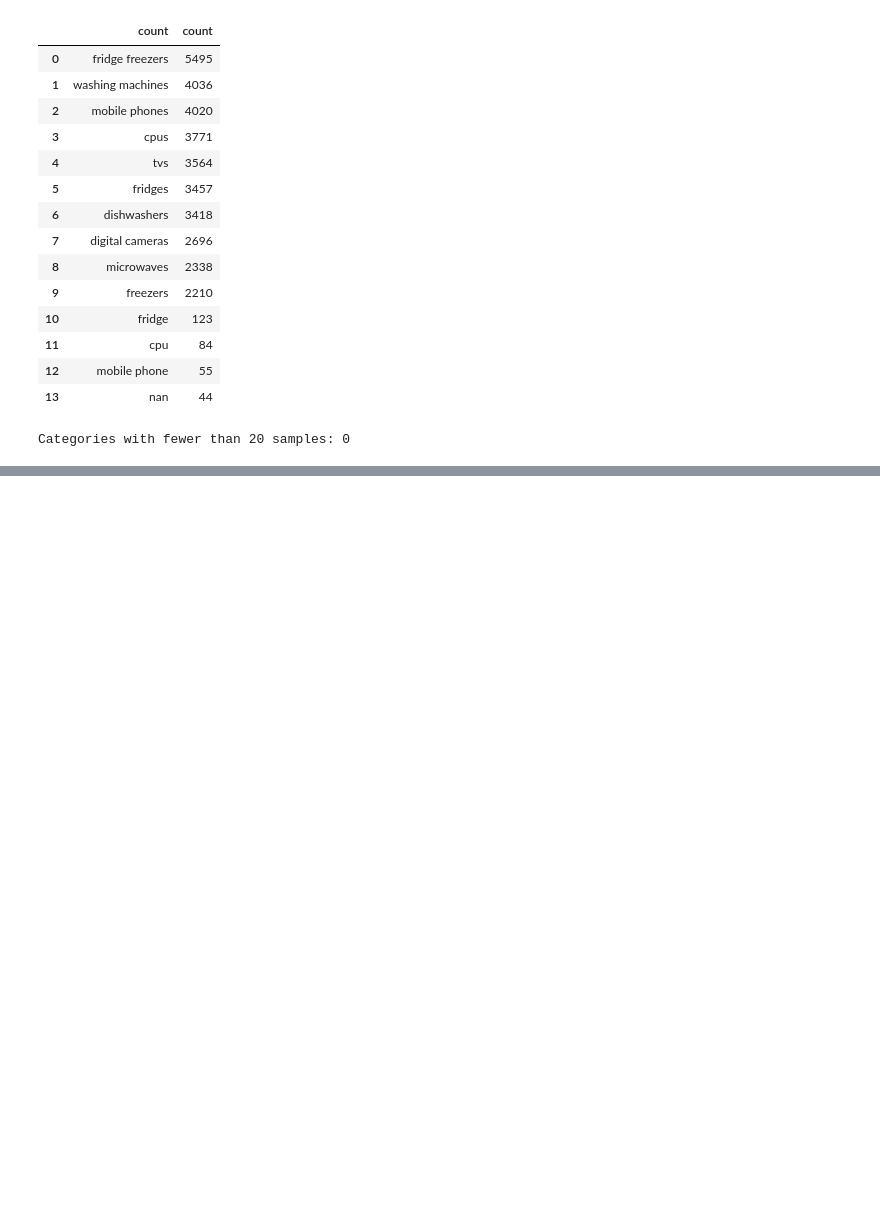
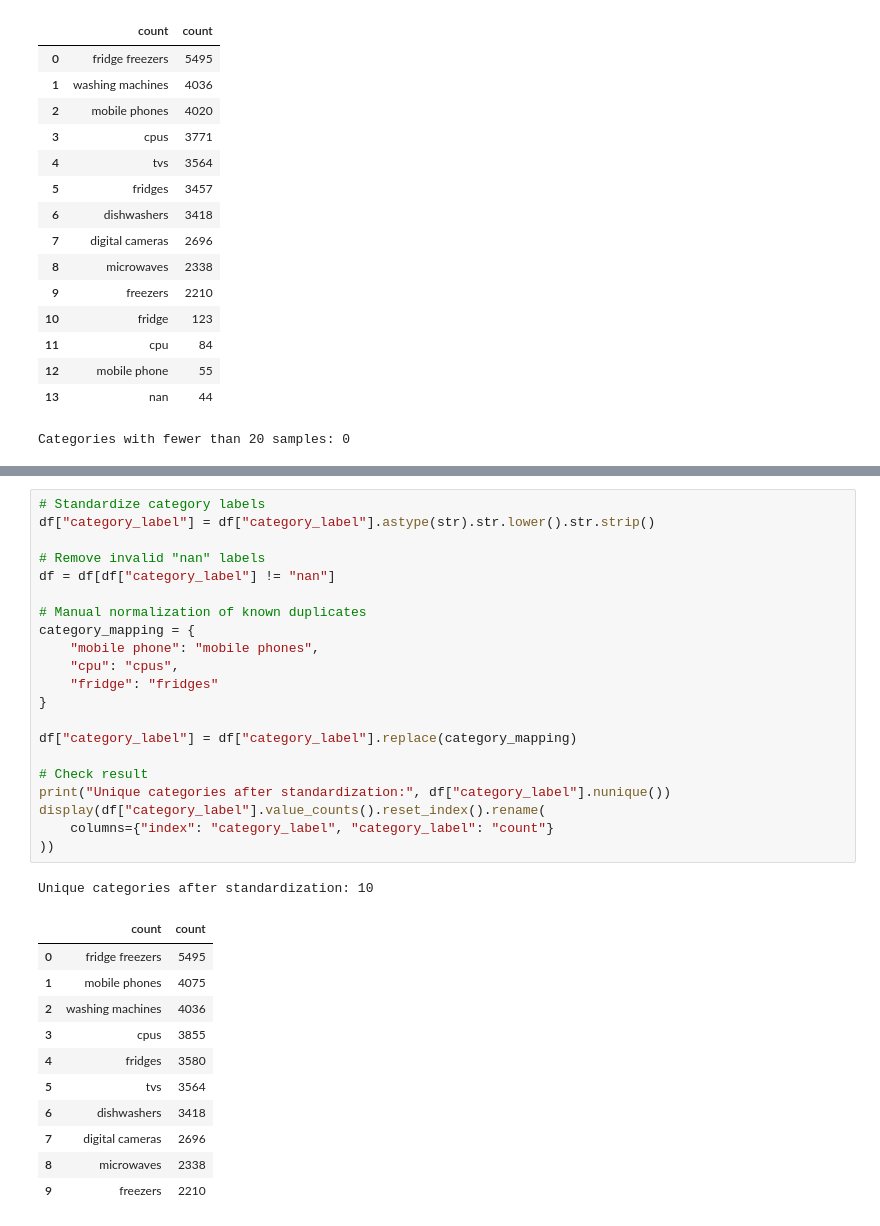
Before and after one commit to rakosdonja/product-category-classifier, a Jupyter notebook: notebooks/01_product_category_eda.ipynb, the cells around one changed output, grey strips where cells are left out. Saved outputs shown, nothing was run; the diff lists cells and outputs as text; blank space fills up the shorter version.

Commit message:
Standardize and clean category labels

```diff
--- a/notebooks/01_product_category_eda.ipynb
+++ b/notebooks/01_product_category_eda.ipynb
@@ -217,0 +228,34 @@ Categories with fewer than 20 samples: 0
+# %%
+# Standardize category labels
+df["category_label"] = df["category_label"].astype(str).str.lower().str.strip()
+
+# Remove invalid "nan" labels
+df = df[df["category_label"] != "nan"]
+
+# Manual normalization of known duplicates
+category_mapping = {
+    "mobile phone": "mobile phones",
+    "cpu": "cpus",
+    "fridge": "fridges"
+}
+
+df["category_label"] = df["category_label"].replace(category_mapping)
+
+# Check result
+print("Unique categories after standardization:", df["category_label"].nunique())
+display(df["category_label"].value_counts().reset_index().rename(
+    columns={"index": "category_label", "category_label": "count"}
+))
+# %% [output]
+Unique categories after standardization: 10
+|  | count | count |
+| 0 | fridge freezers | 5495 |
+| 1 | mobile phones | 4075 |
+| 2 | washing machines | 4036 |
+| 3 | cpus | 3855 |
+| 4 | fridges | 3580 |
+| 5 | tvs | 3564 |
+| 6 | dishwashers | 3418 |
+| 7 | digital cameras | 2696 |
+| 8 | microwaves | 2338 |
+| 9 | freezers | 2210 |
```
Also changed, not shown: parts of 1 cell of this notebook.
